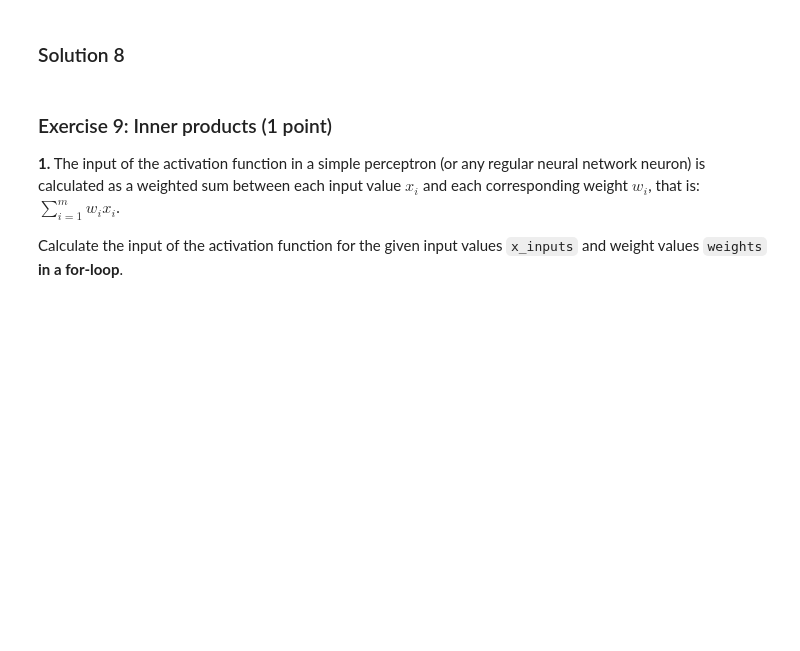
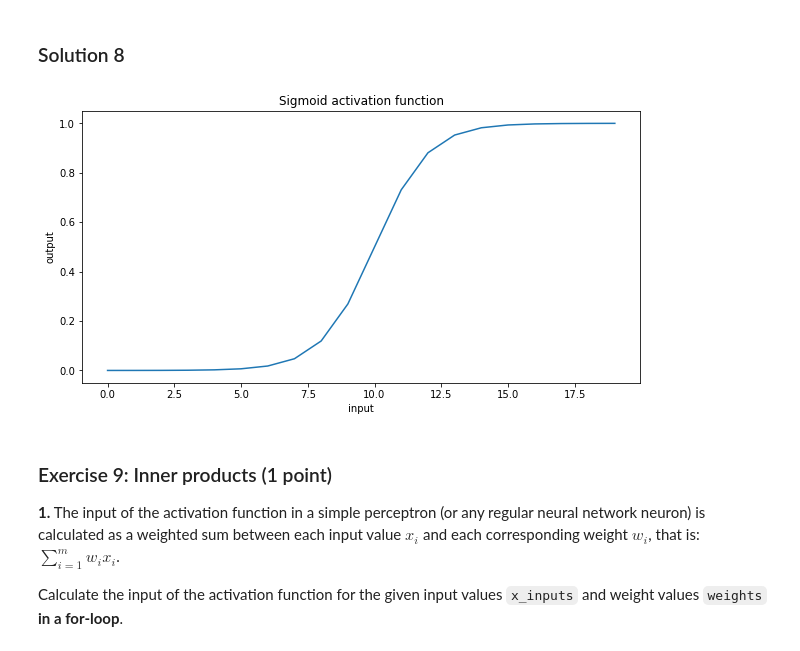
Before and after one commit to njittam/neural-networks-asignments, a Jupyter notebook: Chapter_01_introduction.ipynb, the cells around one changed output. Drawn from its saved outputs; the diff is of its cells as text; code cells hidden in the pictures; blank space fills up the shorter version.

```diff
--- a/Chapter_01_introduction.ipynb
+++ b/Chapter_01_introduction.ipynb
@@ -138,3 +206,23 @@ Write a function that computes the *sigmoid activation function* for any given i
+# %%
+# Linear threshold activation function:
+
+
+def Sigmoid(x):
+    return 1/(1+np.exp(-x))
+# %%
+output=[]
+for x in range(-10,10):
+    out=Sigmoid(x)
+    output.append(out)
+# %%
+plt.figure(figsize=(10,5))
+plt.plot(output)
+plt.xlabel("input")
+plt.ylabel("output")
+plt.title("Sigmoid activation function")
+plt.show()
+# %% [output]
+[figure, added]
 # %% [markdown]
 ### Exercise 9: Inner products (1 point)
 
```
Also changed, not shown: parts of 19 cells of this notebook.
